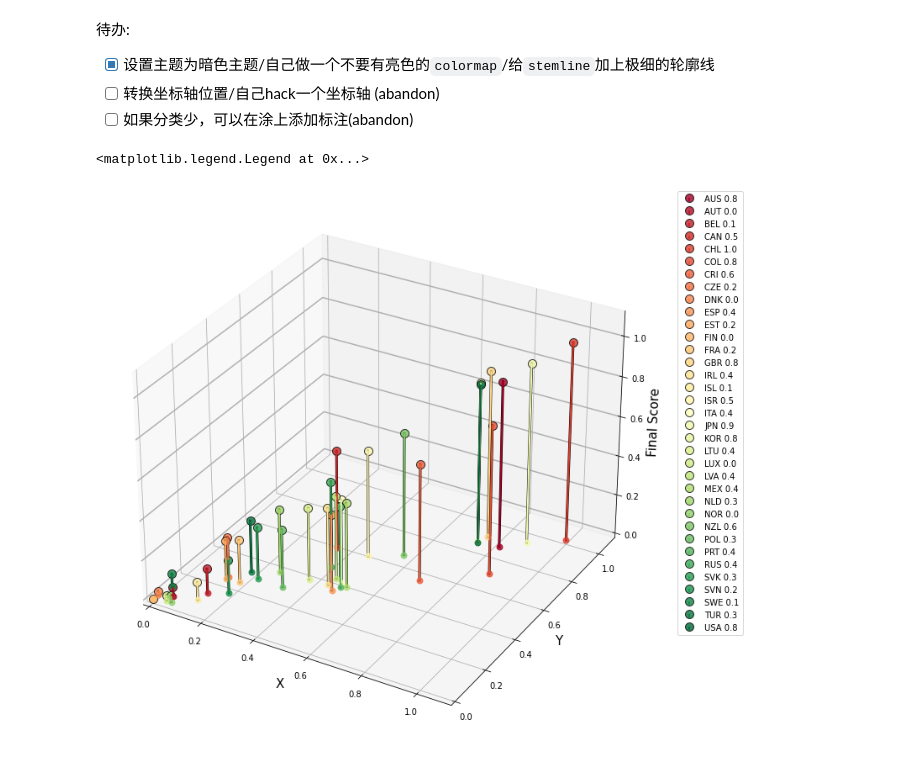
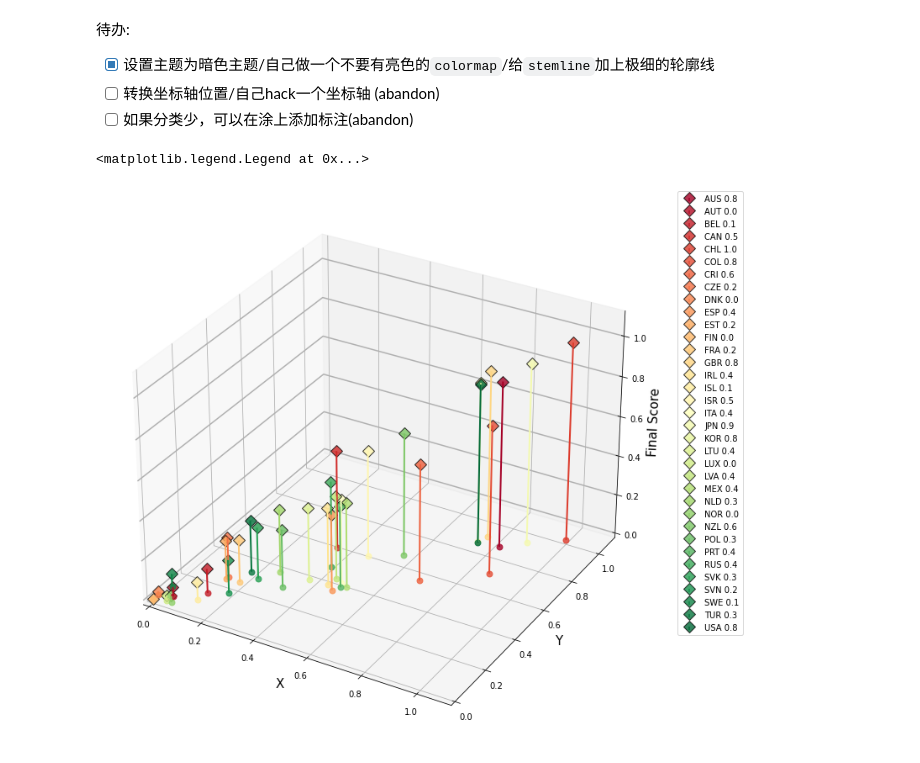
Before and after one commit to Ziqi-Yang/math_modeling_scripts, a Jupyter notebook: draw_charts/myArt/2_var_evulation.ipynb, the cells around one changed output. Cells and saved outputs as stored; diff of their text form; code cells hidden in the pictures.

```diff
--- a/draw_charts/myArt/2_var_evulation.ipynb
+++ b/draw_charts/myArt/2_var_evulation.ipynb
@@ -30,9 +30,9 @@ for i in range(len(df.index)):
     color[-1] = .8 # set alpha
 
     # 由于有些颜色太亮，需要加上轮廓线，这里hack出stemlines的轮廓线
-    ax.plot([X[i],X[i]],[Y[i],Y[i]],[0,Z[i]],**dict(color='black', linewidth=3))
+    # ax.plot([X[i],X[i]],[Y[i],Y[i]],[0,Z[i]],**dict(color='black', linewidth=3))
 
-    markerline, stemlines, baseline = ax.stem(x=[X[i]],y=[Y[i]],z=[Z[i]],label=labels[i]) # 注意x,y,z传入的要是可迭代对象
+    markerline, stemlines, baseline = ax.stem(x=[X[i]],y=[Y[i]],z=[Z[i]],label=labels[i],markerfmt='D') # 注意x,y,z传入的要是可迭代对象
 
     # 画出底盘
     ax.scatter(X[i],Y[i],zs=0,zdir="z",c=[color],s=48,alpha=.8)
@@ -40,31 +40,31 @@ for i in range(len(df.index)):
     plt.setp(stemlines,color=colors[i],lw=2) # 完全不透明,遮住后面的黑色线
     # plt.setp(stemlines,"color",(0,0,0,.7))
     plt.setp(markerline,color=color,markersize=10,markeredgewidth=1,markeredgecolor=(0,0,0,.8))
     plt.setp(baseline,"color",(0,0,0,0))
 
 
 
 # Set limits of the plot from coord limits
 xmin, xmax = X.min() * 0.9, X.max() * 1.1
 ymin, ymax = Y.min() * 0.9, Y.max() * 1.1
 zmin, zmax = Z.min() * 0.9, Z.max() * 1.1
 ax.set(xlim=[xmin, xmax], ylim=[ymin, ymax], zlim=[zmin, zmax])
 
 # Plot edges
 # edges_kw = dict(color='black', linewidth=1.4, zorder=1e3)
 # ax.plot([xmin, xmin], [ymin, ymax], 0, **edges_kw)
 # ax.plot([xmin, xmax], [ymin, ymin], 0, **edges_kw)
 # ax.plot([xmin, xmin], [ymin, ymin], [zmin, zmax], **edges_kw)
 
 
 ax.set_xlabel("X" , fontsize=15)
 ax.set_ylabel("Y", fontsize=15)
 ax.set_zlabel("Final Score" , fontsize=15)
 
 # ax.view_init(30,185) # 改变视角
 
 ax.zaxis._axinfo["grid"].update({"linewidth":1.5})
 plt.legend(bbox_to_anchor=(1.05, 1),loc=2,borderaxespad=0.)
 # %% [output]
 <matplotlib.legend.Legend at 0x...>
-[figure, old version]
+[figure, new version]
```
Also changed, not shown: 3 other files.
